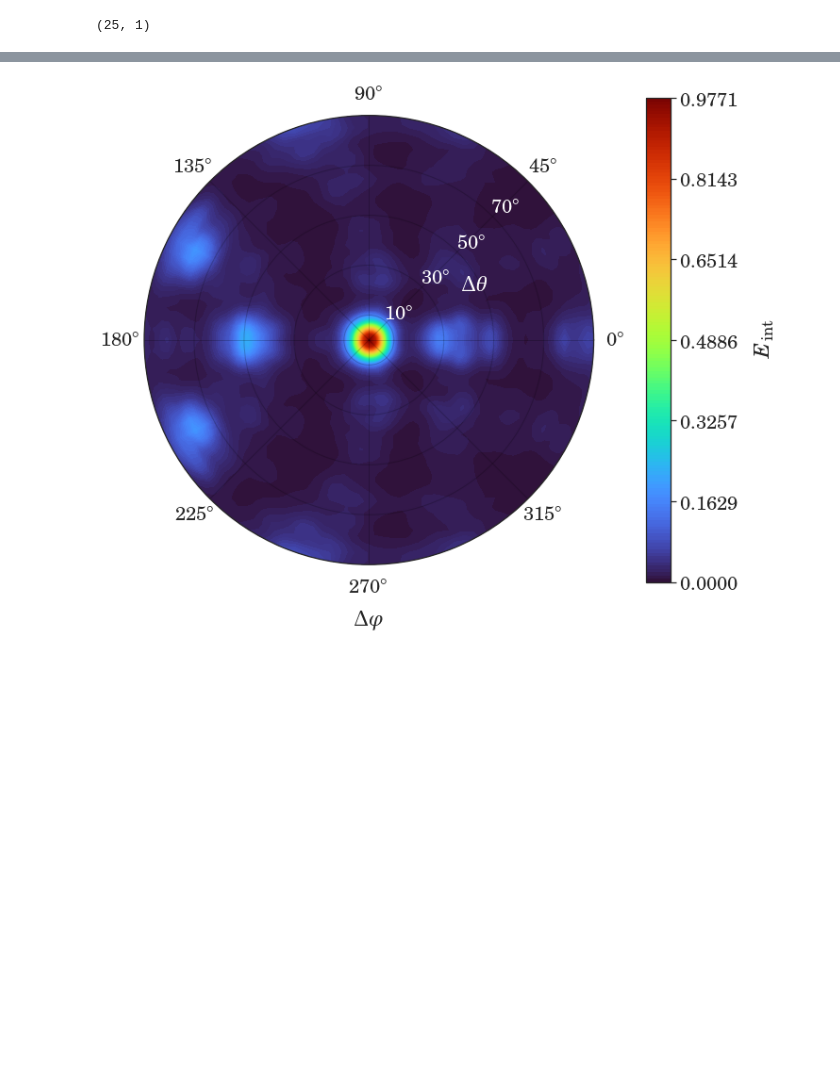
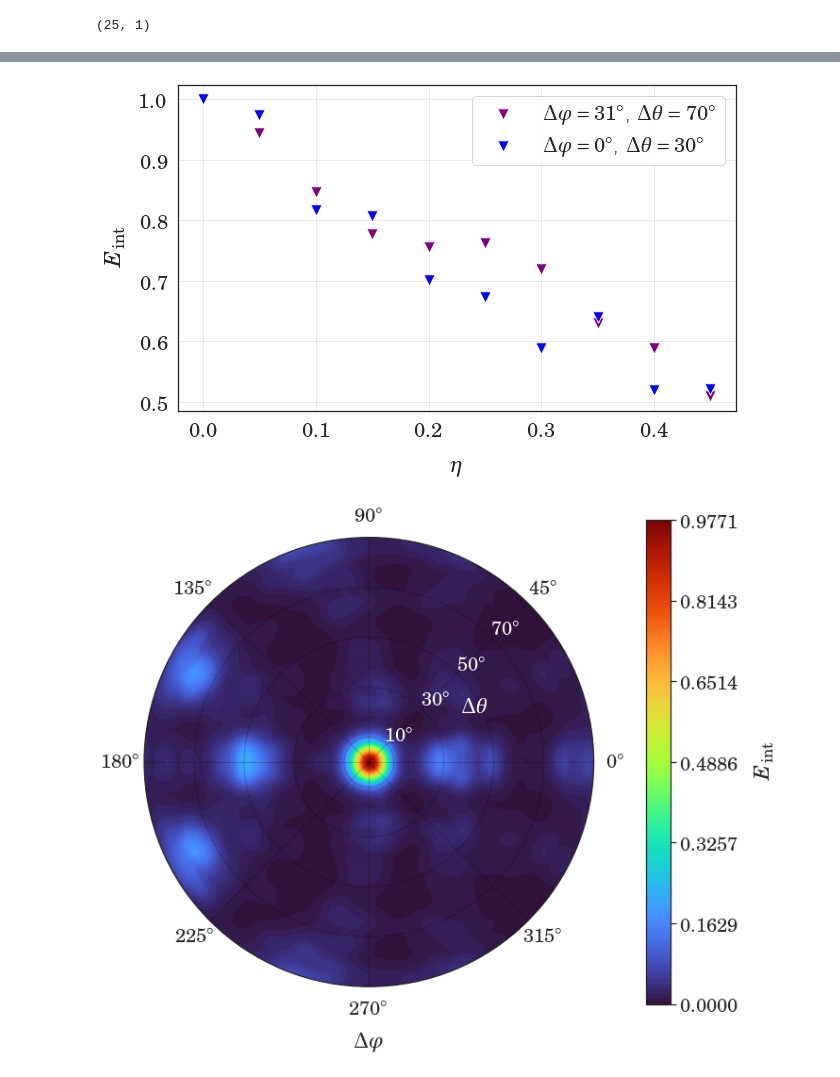
Before and after one commit to Misery7100-Magistracy/Angular-dispersion-boost, a Jupyter notebook: computations/mstm3d.ipynb, the cells around one changed output, grey strips where cells are left out. Saved outputs shown, nothing was run; the diff lists cells and outputs as text; code cells hidden in the pictures; blank space fills up the shorter version.

```diff
--- a/computations/mstm3d.ipynb
+++ b/computations/mstm3d.ipynb
@@ -161,3 +182,23 @@ ax.set_ylabel(r'$E_{\rm{int}}$', labelpad=15)
+# %%
+import matplotlib.pyplot as plt
+import seaborn as sns
+
+x = [0, 0.05, 0.1, 0.15, 0.2, 0.25, 0.3, 0.35, 0.4, 0.45]
+
+y = [1, 0.945, 0.847, 0.778, 0.756, 0.763, 0.72, 0.63, 0.59, 0.51]
+y2 = [1, 0.975, 0.817, 0.808, 0.701, 0.673, 0.59, 0.64, 0.52, 0.522]
+
+
+fig, ax = plt.subplots(figsize=(10, 6))
+sns.scatterplot(x=x, y=y, s=130, marker='v', color='purple', label=r'$\Delta \varphi = 31^\circ$, $\Delta \theta = 70^\circ$')
+sns.scatterplot(x=x, y=y2, s=130, marker='v', color='blue', label=r'$\Delta \varphi = 0^\circ$, $\Delta \theta = 30^\circ$')
+
+ax.set_xlabel(r'$\eta$', labelpad=15)
+ax.set_ylabel(r'$E_{\rm{int}}$', labelpad=15)
+
+#fig.savefig('../tex/components/img/celes/energy_vs_nonreg.pdf', bbox_inches='tight')
+# %% [output]
+[figure, added]
 # %%
 fig = msevn.mstm_polar_plot.e_int(eint_storage[30], kind='t', dtheta=dtheta0_90, dphi=dphi, cbarlabel=r'${E}_{\rm{int}}$')
 #fig.savefig(f'../tex/components/img/celes/e_int_30nm_15deg.pdf', bbox_inches='tight')
```
Also changed, not shown: parts of 5 cells of this notebook, 9 other files.
